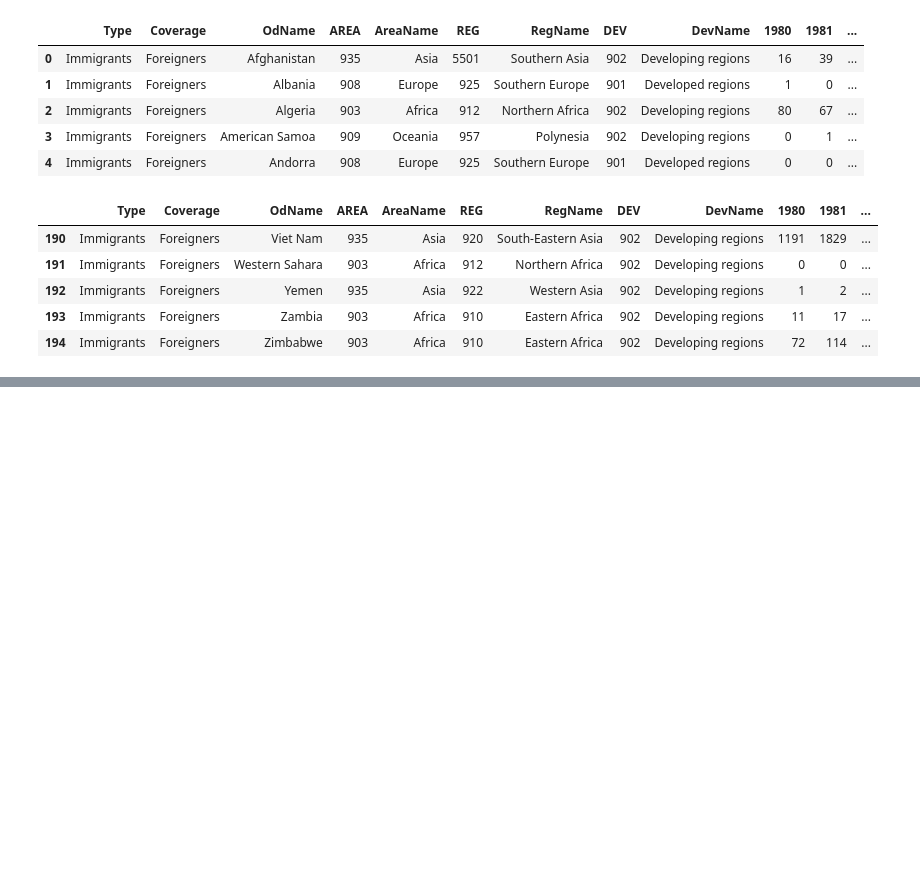
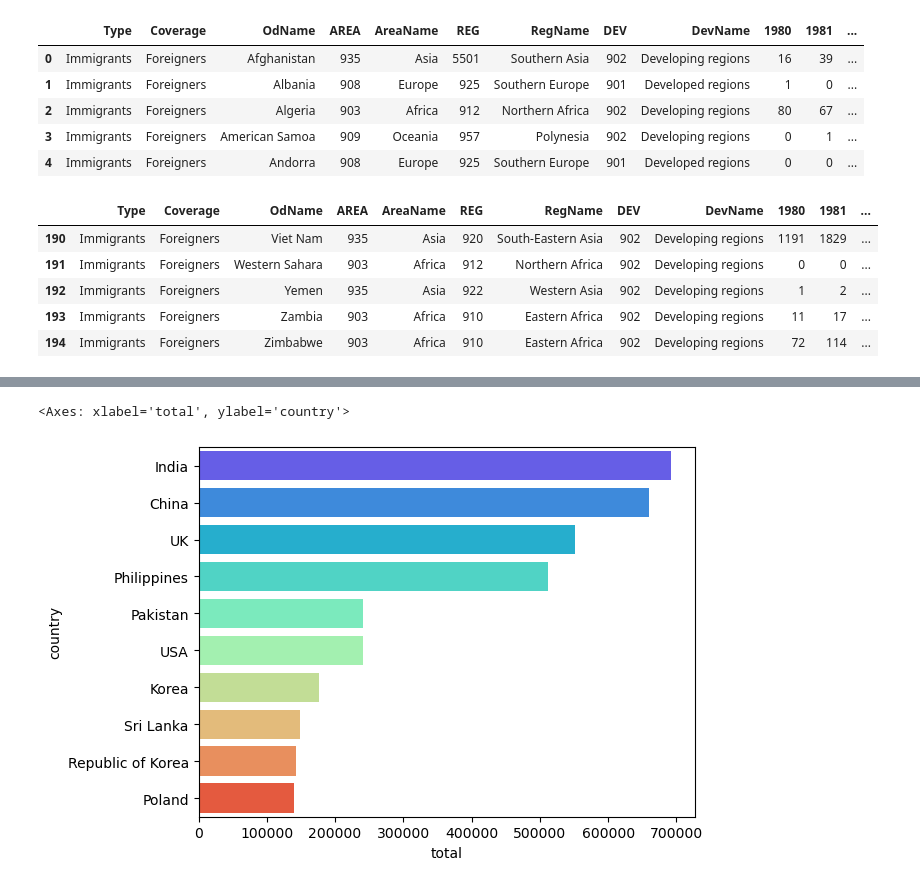
Before and after one commit to Faheemraza007/data-analytics, a Jupyter notebook: immigratiion_analysis.ipynb, the cells around one changed output, grey strips where cells are left out. Drawn from its saved outputs; the diff is of its cells as text; code cells hidden in the pictures; blank space fills up the shorter version.

```diff
--- a/immigratiion_analysis.ipynb
+++ b/immigratiion_analysis.ipynb
@@ -45,0 +388,2 @@ df.rename( columns={'OdName': 'country'})
+# %%
+top10 = df.sort_values(by='total', ascending=False).head(10)[['country','total']].copy()
@@ -45,0 +408,5 @@ df.rename( columns={'OdName': 'country'})
+# %%
+top10 = top10.replace('United Kingdom of Great Britain and Northern Ireland', 'UK')
+top10 = top10.replace('Iran (Islamic Republic of)', 'Korea')
+top10 = top10.replace('United States of America', 'USA')
+top10
@@ -45,0 +425,5 @@ df.rename( columns={'OdName': 'country'})
+# %%
+sns.barplot(data=top10 , hue='country', y= 'country', x='total', palette='rainbow',  orient='h')
+# %% [output]
+<Axes: xlabel='total', ylabel='country'>
+[figure, added]
```
Also changed, not shown: parts of 39 cells of this notebook, 1 other file.
